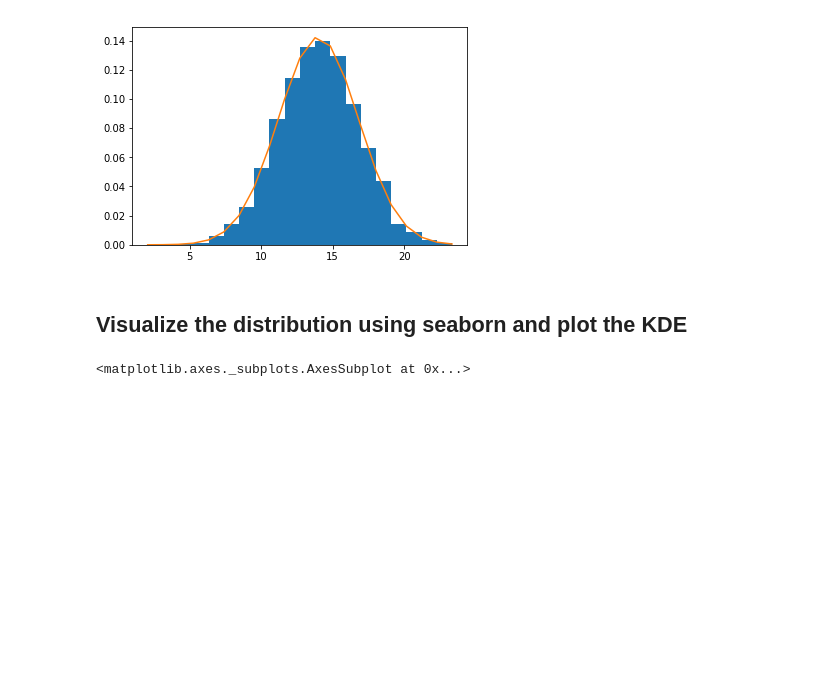
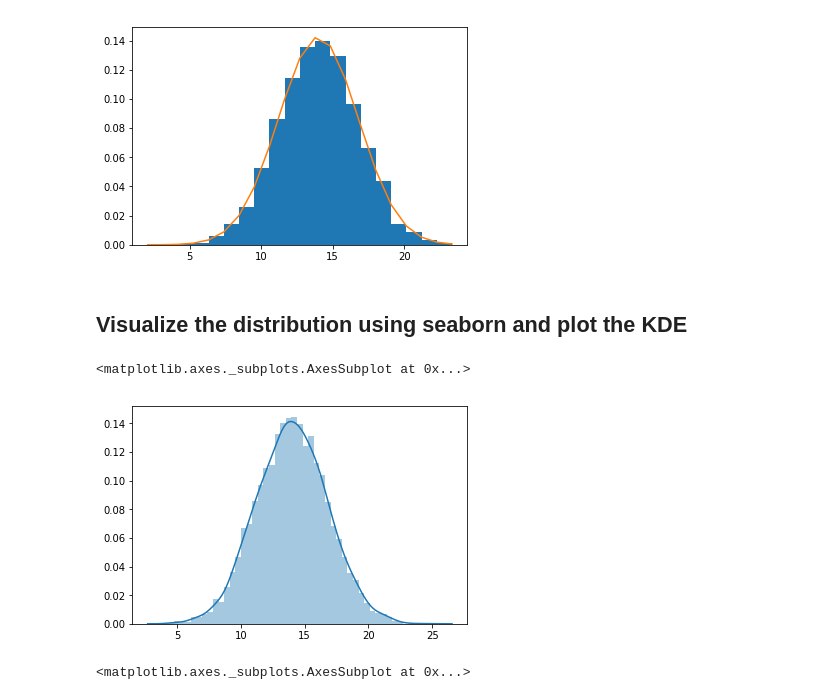
Before and after one commit to cjriggio/dsc-normal-distribution-lab-nyc-ds-career-042219, a Jupyter notebook: index.ipynb, the cells around one changed output. Saved outputs shown, nothing was run; the diff lists cells and outputs as text; code cells hidden in the pictures; blank space fills up the shorter version.

```diff
--- a/index.ipynb
+++ b/index.ipynb
@@ -70,6 +70,14 @@ plt.show();
 [figure]
 # %% [markdown]
 ## Visualize the distribution using seaborn and plot the KDE
+# %%
+import seaborn as sns
+
+
+sns.distplot(s)
+# %% [output]
+<matplotlib.axes._subplots.AxesSubplot at 0x...>
+[figure, added]
 # %%
 # Use seaborn to plot the histogram with KDE
 # %% [output]
```
